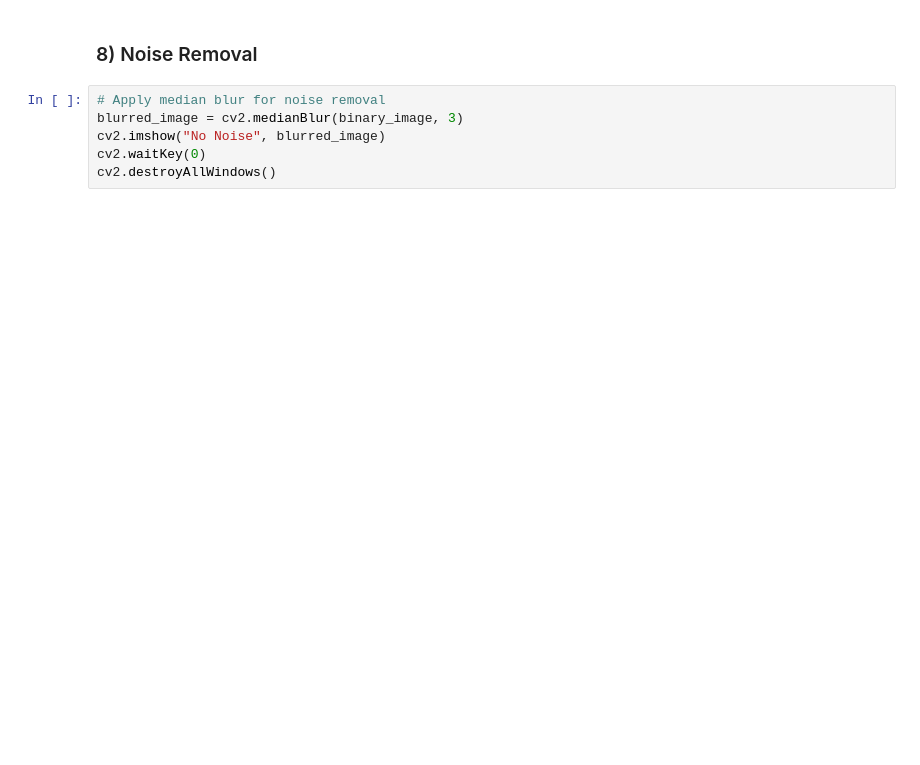
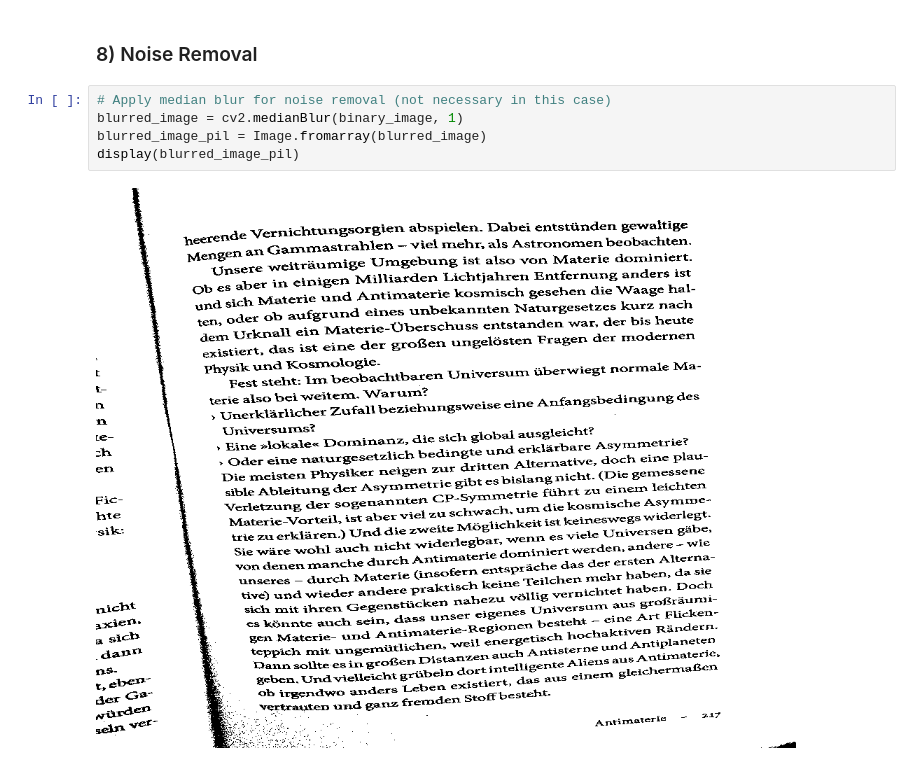
Before and after one commit to kl-veng/example_code, a Jupyter notebook: image_processing/image_processing.ipynb, the cells around one changed output. Drawn from its saved outputs; the diff is of its cells as text; blank space fills up the shorter version.

```diff
--- a/image_processing/image_processing.ipynb
+++ b/image_processing/image_processing.ipynb
@@ -103,8 +109,9 @@ cv2.destroyAllWindows()
 # %% [markdown]
 ### 8) Noise Removal
 # %%
-# Apply median blur for noise removal
-blurred_image = cv2.medianBlur(binary_image, 3)
-cv2.imshow("No Noise", blurred_image)
-cv2.waitKey(0)
-cv2.destroyAllWindows()
+# Apply median blur for noise removal (not necessary in this case)
+blurred_image = cv2.medianBlur(binary_image, 1)
+blurred_image_pil = Image.fromarray(blurred_image)
+display(blurred_image_pil)
+# %% [output]
+[figure, added]
```
Also changed, not shown: parts of 6 cells of this notebook.
